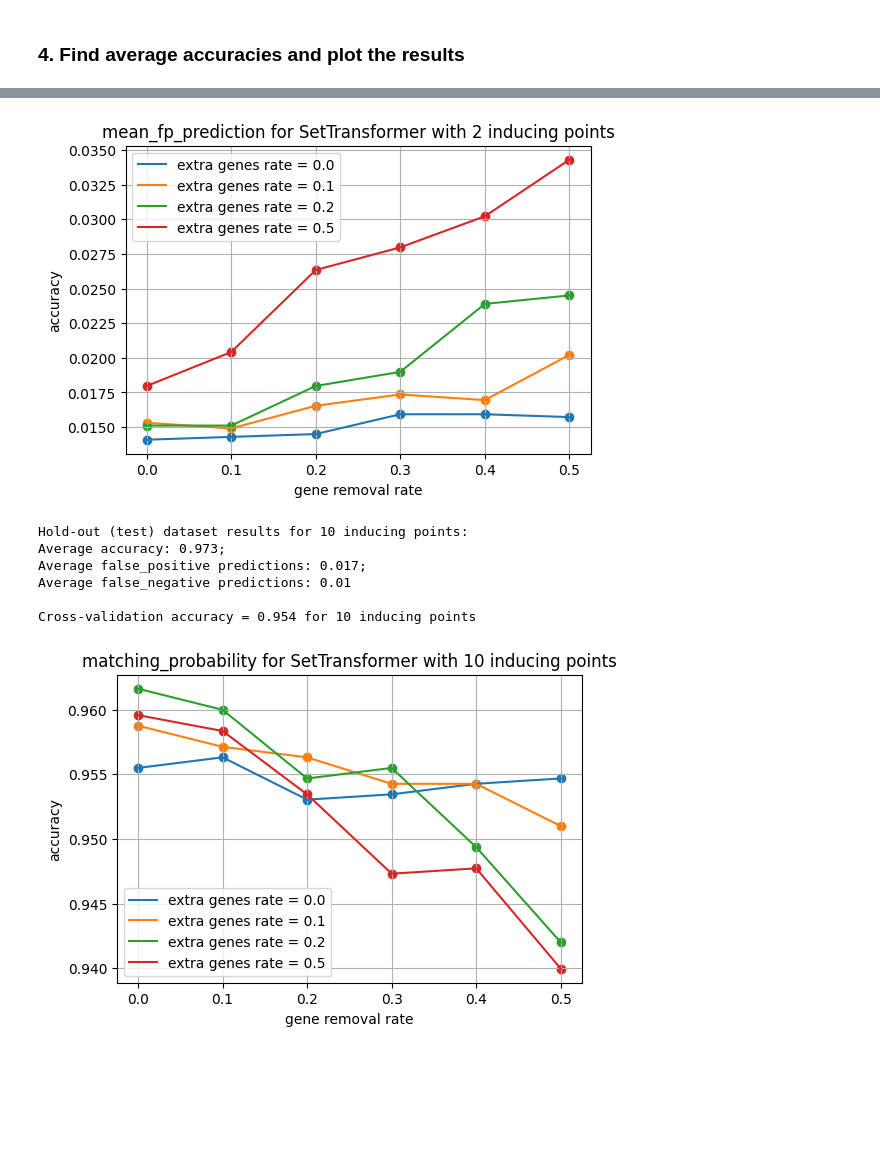
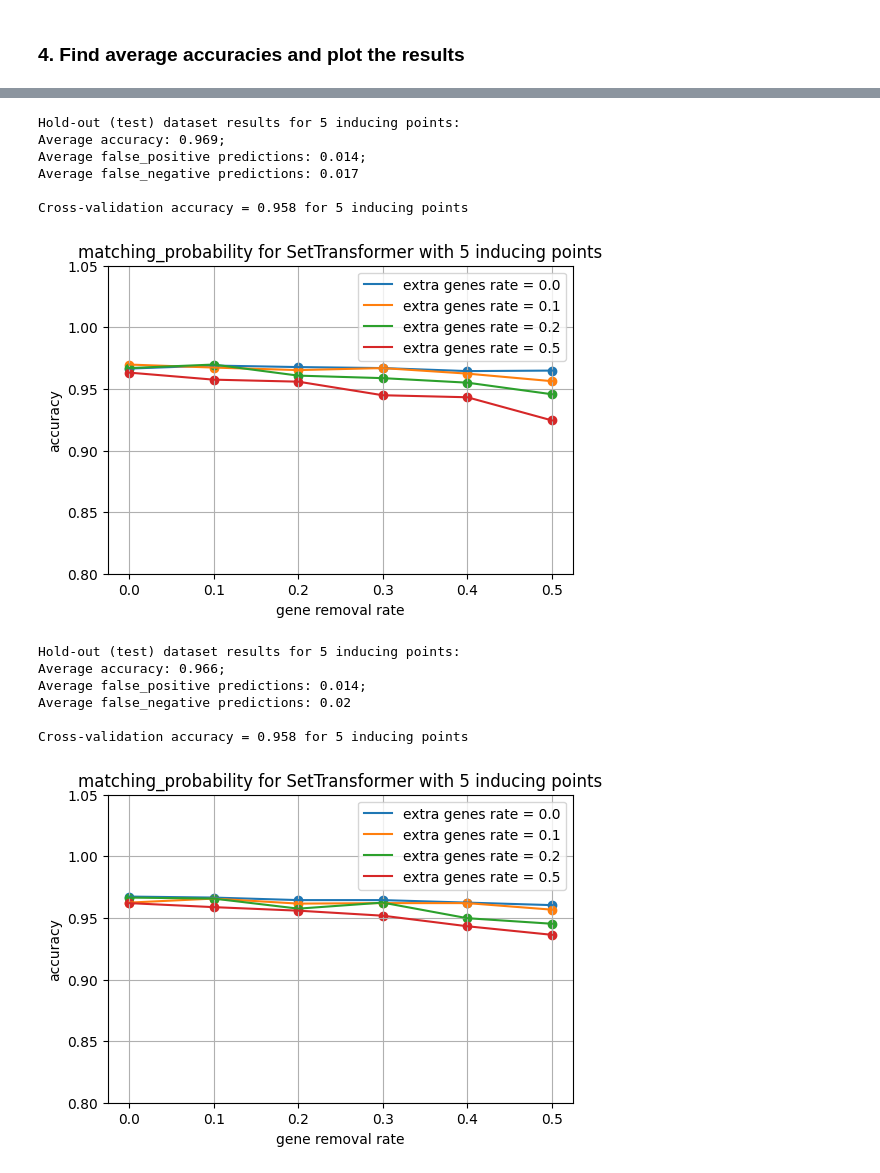
Before and after one commit to oist/gene-context, a Jupyter notebook: visualize_results.ipynb, the cells around one changed output, grey strips where cells are left out. Drawn from its saved outputs; the diff is of its cells as text; code cells hidden in the pictures; blank space fills up the shorter version.

```diff
--- a/visualize_results.ipynb
+++ b/visualize_results.ipynb
@@ -9,6 +9,6 @@ def read_and_process_table(file_path):
     df = pd.read_csv(file_path, delimiter='\t')
     print(df)
 
-num_ind_points = 10
-csv_files_holdout_test = [f for f in os.listdir(RESULT_DIRECTORY) if f.endswith('.csv') and "holdout_test" in f and f"indPoints_{num_ind_points}" in f]
-read_and_process_table(RESULT_DIRECTORY+csv_files_holdout_test[0])
+# num_ind_points = 10
+# csv_files_holdout_test = [f for f in os.listdir(RESULT_DIRECTORY) if f.endswith('.csv') and "holdout_test" in f and f"indPoints_{num_ind_points}" in f]
+# read_and_process_table(RESULT_DIRECTORY+csv_files_holdout_test[0])
@@ -134,6 +116,7 @@ def plot_results(column_name, num_ind_points, fp_to_plot, tables_average_folds):
     plt.legend()
 
     plt.title(f"{column_name} for SetTransformer with {num_ind_points} inducing points")
+    plt.ylim([0.8,1.05])
 
     plt.grid(True)
     plt.show()
@@ -150,15 +133,15 @@ def find_aver_accuracy(table_dict):
 # %%
 import os
 
-RESULT_DIRECTORY = "resuls_SetTransformer/"
+RESULT_DIRECTORY = "set_transformer/resuls_SetTransformer/"
 false_posit_uniq = [0.0, 0.1, 0.2, 0.3, 0.4, 0.5]
 false_negat_uniq = [0.0, 0.1, 0.2, 0.3, 0.4, 0.5]
 
 def find_accuracies(num_ind_points):
     # List of all csv files with cross_validation results
-    csv_files_cross_valid = [f for f in os.listdir(RESULT_DIRECTORY) if f.endswith('.csv') and "cross_valid" in f and f"indPoints_{num_ind_points}" in f]
+    csv_files_cross_valid = [f for f in os.listdir(RESULT_DIRECTORY) if f.endswith('.csv') and "cross_valid" in f and f"indPoints_{num_ind_points}" in f and "phenotype_aerob" in f]
 
-    csv_files_holdout_test = [f for f in os.listdir(RESULT_DIRECTORY) if f.endswith('.csv') and "holdout_test" in f and f"indPoints_{num_ind_points}" in f]
+    csv_files_holdout_test = [f for f in os.listdir(RESULT_DIRECTORY) if f.endswith('.csv') and "holdout_test" in f and f"indPoints_{num_ind_points}" in f and "phenotype_aerob" in f]
 
     grouped = group_matching_probab(RESULT_DIRECTORY+csv_files_holdout_test[0])
     #holdout_test_accur_aver = grouped.loc[(grouped["false_negative_rate"] == 0.0) & (grouped["false_positive_rate"] == 0.0),"matching_probability"].iloc[0]
@@ -203,18 +185,32 @@ Cross-validation accuracy = 0.955 for 2 inducing points
 # %%
-#print(tables_average_folds)
-plot_results('mean_fp_prediction', num_ind_points, fp_to_plot, tables_average_folds)
+    # def __init__(self, dim_input, num_outputs, dim_output,
+            # num_inds=num_inds, dim_hidden=32, num_heads=4, ln=True):
+#batch_size=256
+
+num_ind_points = 5
+tables_average_folds = find_accuracies(num_ind_points)
+plot_results('matching_probability', num_ind_points, fp_to_plot, tables_average_folds)
 # %% [output]
+Hold-out (test) dataset results for 5 inducing points:
+Average accuracy: 0.969;
+Average false_positive predictions: 0.014;
+Average false_negative predictions: 0.017
+
+Cross-validation accuracy = 0.958 for 5 inducing points
-[figure, old version]
+[figure, new version]
 # %%
-num_ind_points = 10
+    # def __init__(self, dim_input, num_outputs, dim_output,
+    #         num_inds=num_inds, dim_hidden=32, num_heads=4, ln=True):
+
+num_ind_points = 5
 tables_average_folds = find_accuracies(num_ind_points)
 plot_results('matching_probability', num_ind_points, fp_to_plot, tables_average_folds)
 # %% [output]
-Hold-out (test) dataset results for 10 inducing points:
-Average accuracy: 0.973;
-Average false_positive predictions: 0.017;
-Average false_negative predictions: 0.01
+Hold-out (test) dataset results for 5 inducing points:
+Average accuracy: 0.966;
+Average false_positive predictions: 0.014;
+Average false_negative predictions: 0.02
 
-Cross-validation accuracy = 0.954 for 10 inducing points
+Cross-validation accuracy = 0.958 for 5 inducing points
-[figure, old version]
+[figure, new version]
 # %%
```
Also changed, not shown: parts of 3 cells of this notebook, 4 other files.
